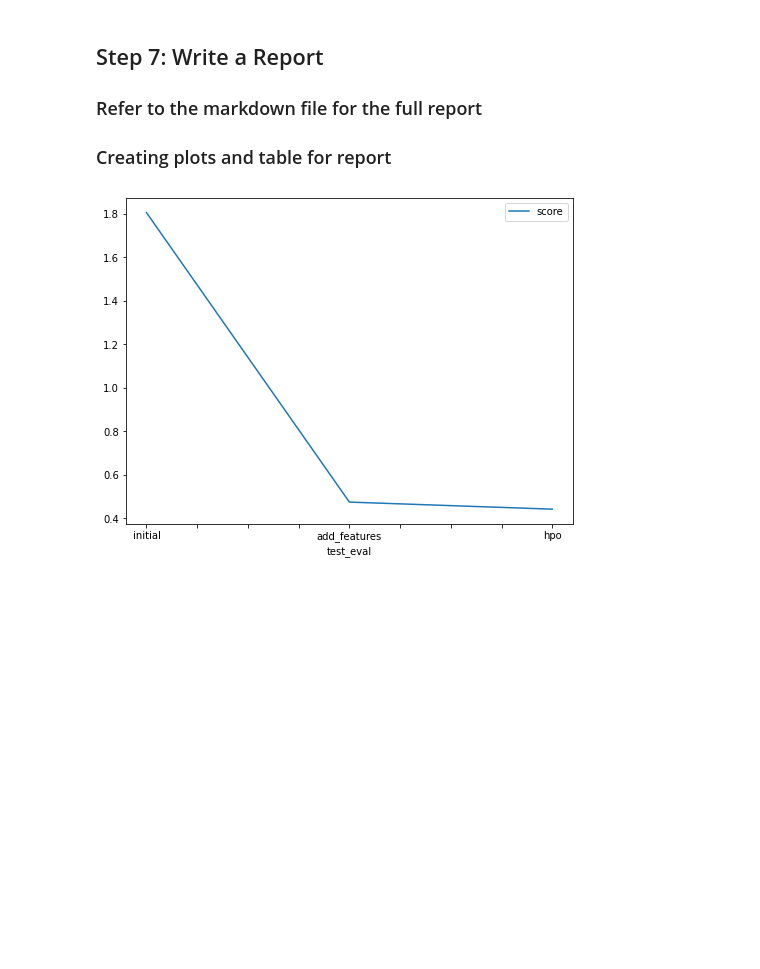
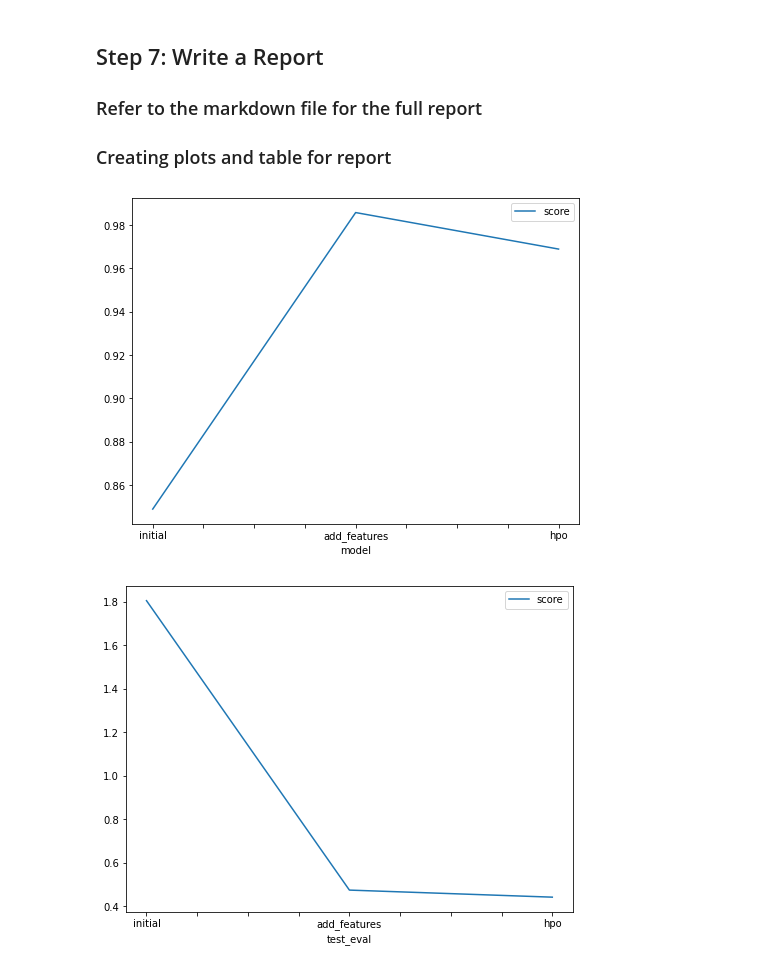
Before and after one commit to muhammed1k/predict_Bike_Sharing_demand, a Jupyter notebook: project-template.ipynb, the cells around one changed output. Drawn from its saved outputs; the diff is of its cells as text; code cells hidden in the pictures; blank space fills up the shorter version.

```diff
--- a/project-template.ipynb
+++ b/project-template.ipynb
@@ -757,13 +757,15 @@ predictor_new_hpo.leaderboard(silent=True).plot(figsize=(15,9),kind='line', x='m
 # %%
 # Taking the top model score from each training run and creating a line plot to show improvement
 # You can create these in the notebook and save them to PNG or use some other tool (e.g. google sheets, excel)
 fig = pd.DataFrame(
     {
         "model": ["initial", "add_features", "hpo"],
-        "score": [?, ?, ?]
+        "score": [0.8489858498209821, 0.9857767915884672, 0.9689346482876408]
     }
 ).plot(x="model", y="score", figsize=(8, 6)).get_figure()
 fig.savefig('model_train_score.png')
+# %% [output]
+[figure, added]
 # %%
 # Take the 3 kaggle scores and creating a line plot to show improvement
 fig = pd.DataFrame(
```
Also changed, not shown: 1 other file.
